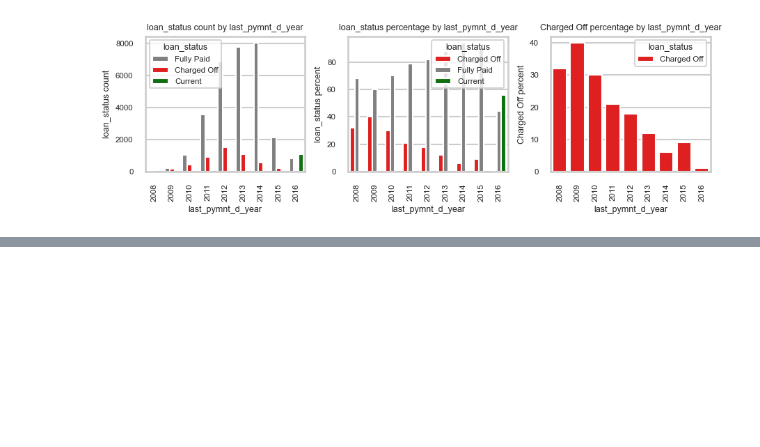
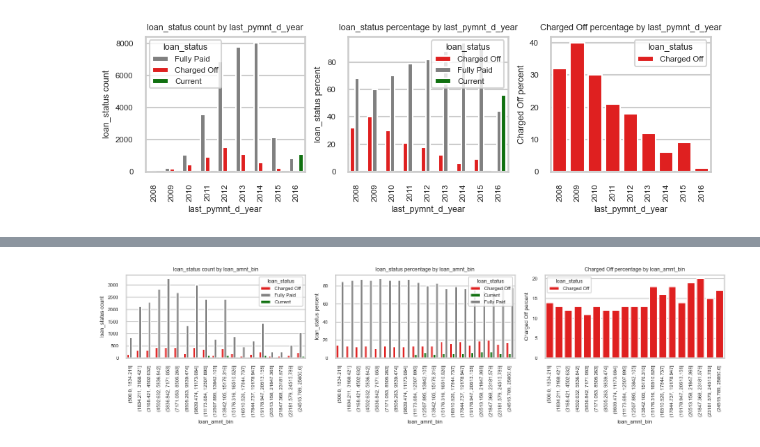
Before and after one commit to blogbydev/lendingcasestudy, a Jupyter notebook: lcs_suyash.ipynb, the cells around one changed output, grey strips where cells are left out. Saved outputs shown, nothing was run; the diff lists cells and outputs as text; code cells hidden in the pictures; blank space fills up the shorter version.

```diff
--- a/lcs_suyash.ipynb
+++ b/lcs_suyash.ipynb
@@ -490,0 +552,11 @@ dcps(data=inp1, x='last_pymnt_d_year', hue='loan_status', palette=loan_status_pa
+# %%
+# loan_amnt
+a_col = 'loan_amnt'
+condition = inp1[a_col] < inp1[a_col].quantile(0.96)
+data = inp1[condition].copy()
+# data = inp1
+# sns.boxplot(data=data, x=a_col)
+# plt.show()
+dcpsn(data=data, x=a_col, hue='loan_status', palette=loan_status_palette, target_hue='Charged Off', xticks_rotation=90, figsize=(15,4))
+# %% [output]
+[figure, added]
```
Also changed, not shown: parts of 29 cells of this notebook.
